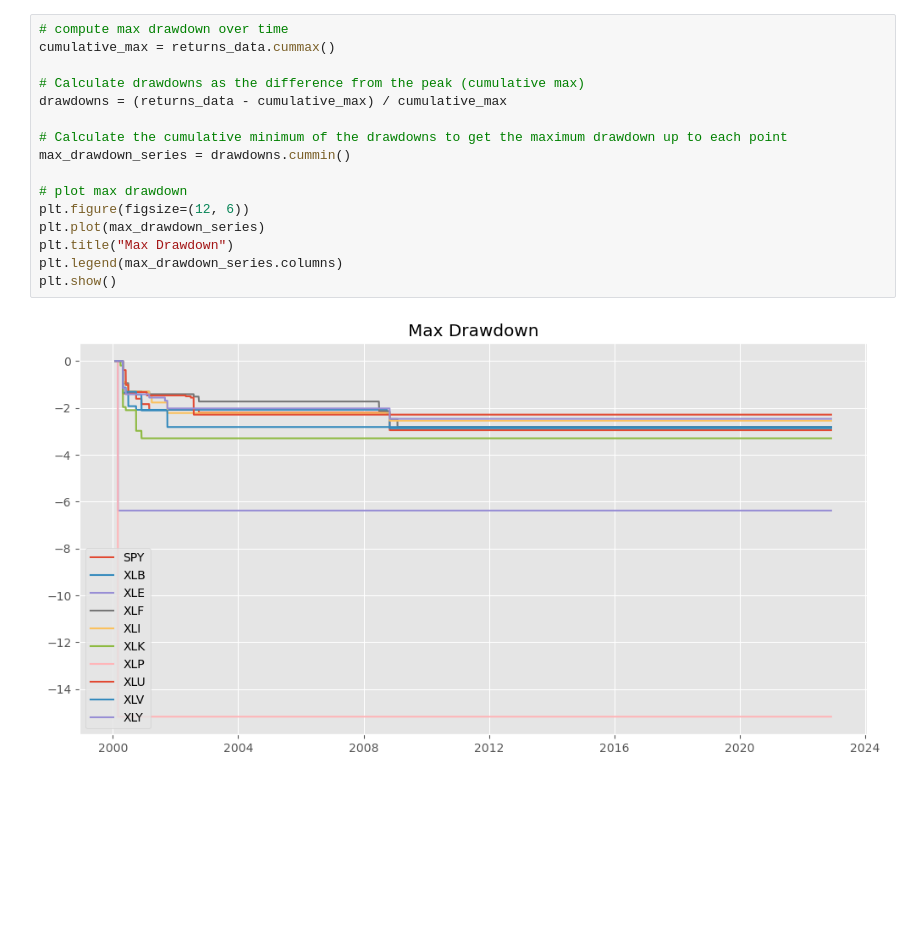
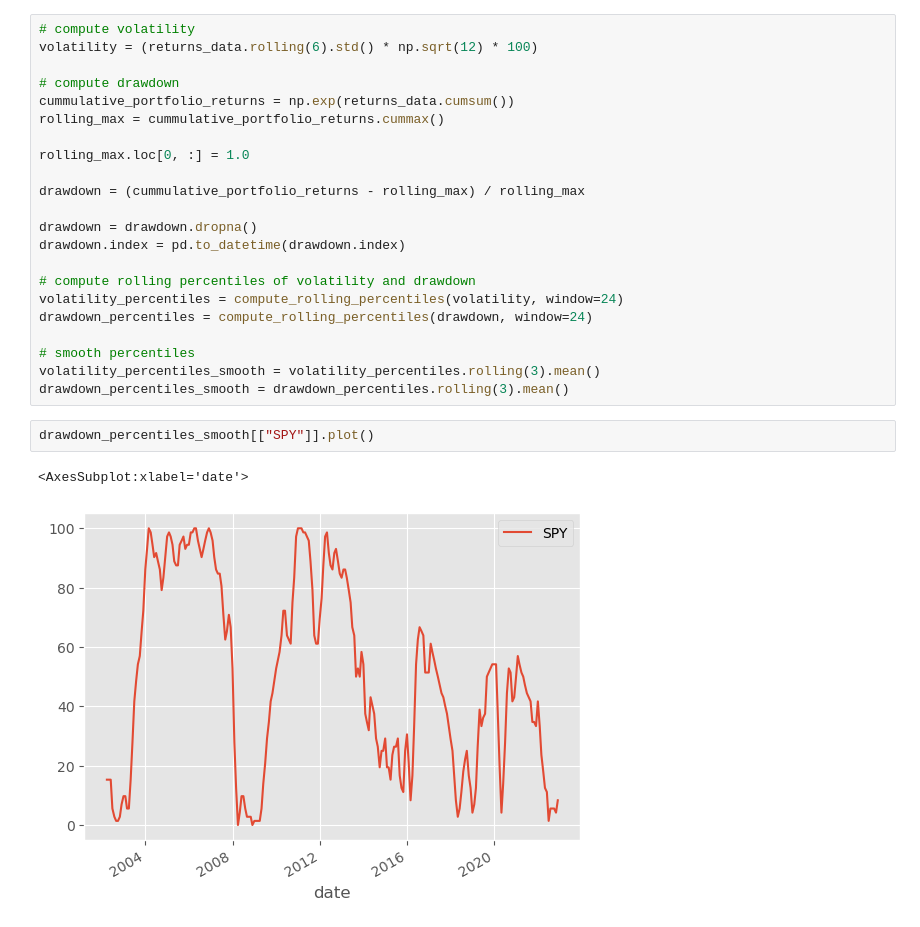
Before and after one commit to dcuoliveira/cml-fin, a Jupyter notebook: src/drafs/crisis_measure.ipynb, the cells around one changed output. Drawn from its saved outputs; the diff is of its cells as text; blank space fills up the shorter version.

```diff
--- a/src/drafs/crisis_measure.ipynb
+++ b/src/drafs/crisis_measure.ipynb
@@ -27,19 +52,28 @@ returns_data.tail()
 | 2022-11-30 | 0.054102 | 0.110679 | 0.012697 | 0.066321 | 0.075212 | 0.061346 | 0.059379 | 0.067315 | 0.046150 | 0.014749 |
-# %%
-# compute max drawdown over time
-cumulative_max = returns_data.cummax()
-
-# Calculate drawdowns as the difference from the peak (cumulative max)
-drawdowns = (returns_data - cumulative_max) / cumulative_max
-
-# Calculate the cumulative minimum of the drawdowns to get the maximum drawdown up to each point
-max_drawdown_series = drawdowns.cummin()
-
-# plot max drawdown
-plt.figure(figsize=(12, 6))
-plt.plot(max_drawdown_series)
-plt.title("Max Drawdown")
-plt.legend(max_drawdown_series.columns)
-plt.show()
-# %% [output]
-[figure, removed]
+# %%
+# compute volatility
+volatility = (returns_data.rolling(6).std() * np.sqrt(12) * 100)
+
+# compute drawdown
+cummulative_portfolio_returns = np.exp(returns_data.cumsum())
+rolling_max = cummulative_portfolio_returns.cummax()
+
+rolling_max.loc[0, :] = 1.0
+
+drawdown = (cummulative_portfolio_returns - rolling_max) / rolling_max
+
+drawdown = drawdown.dropna()
+drawdown.index = pd.to_datetime(drawdown.index)
+
+# compute rolling percentiles of volatility and drawdown
+volatility_percentiles = compute_rolling_percentiles(volatility, window=24)
+drawdown_percentiles = compute_rolling_percentiles(drawdown, window=24)
+
+# smooth percentiles
+volatility_percentiles_smooth = volatility_percentiles.rolling(3).mean()
+drawdown_percentiles_smooth = drawdown_percentiles.rolling(3).mean()
+# %%
+drawdown_percentiles_smooth[["SPY"]].plot()
+# %% [output]
+<AxesSubplot:xlabel='date'>
+[figure, added]
```
Also changed, not shown: parts of 3 cells of this notebook.
